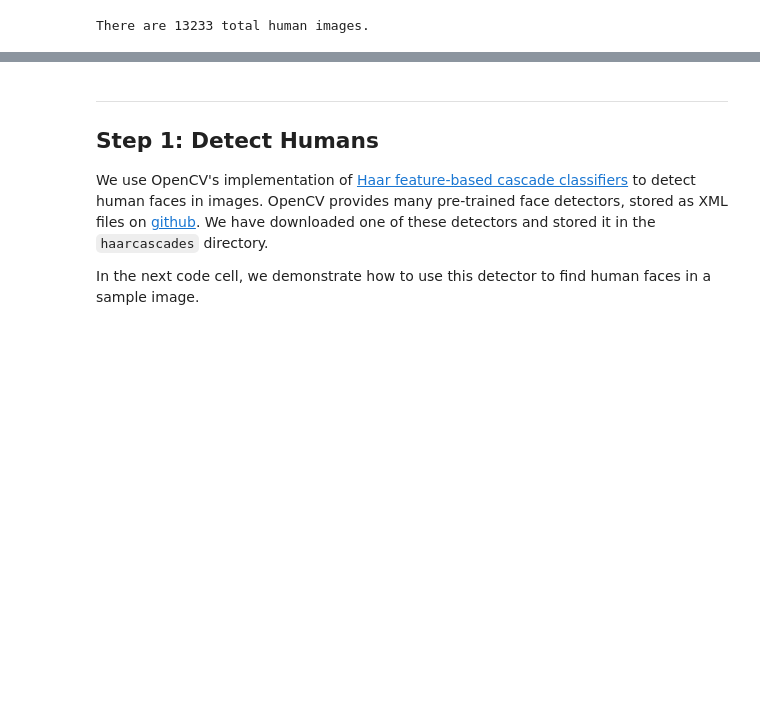
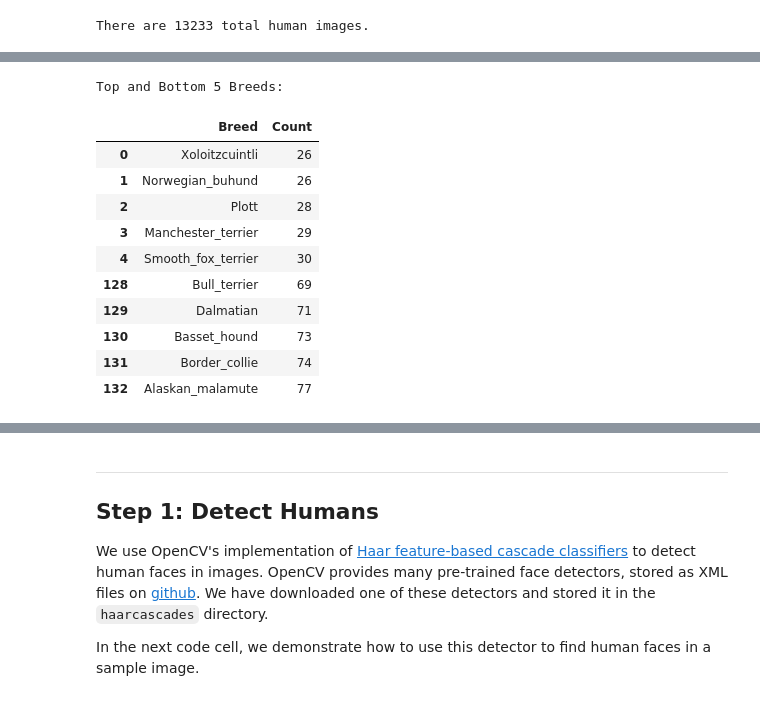
Before and after one commit to AidanGM/UdacityDSCapstone, a Jupyter notebook: dog_app.ipynb, the cells around one changed output, grey strips where cells are left out. Cells and saved outputs as stored; diff of their text form; code cells hidden in the pictures; blank space fills up the shorter version.

```diff
--- a/dog_app.ipynb
+++ b/dog_app.ipynb
@@ -108,0 +128,21 @@ There are 13233 total human images.
+# %%
+import matplotlib.pyplot as plt
+import seaborn as sns
+
+# Display top and bottom 5 breeds
+top_bottom_breeds = pd.concat([df_breed_count.head(5), df_breed_count.tail(5)])
+print("Top and Bottom 5 Breeds:")
+top_bottom_breeds
+# %% [output]
+Top and Bottom 5 Breeds:
+|  | Breed | Count |
+| 0 | Xoloitzcuintli | 26 |
+| 1 | Norwegian_buhund | 26 |
+| 2 | Plott | 28 |
+| 3 | Manchester_terrier | 29 |
+| 4 | Smooth_fox_terrier | 30 |
+| 128 | Bull_terrier | 69 |
+| 129 | Dalmatian | 71 |
+| 130 | Basset_hound | 73 |
+| 131 | Border_collie | 74 |
+| 132 | Alaskan_malamute | 77 |
```
Also changed, not shown: parts of 4 cells of this notebook.
